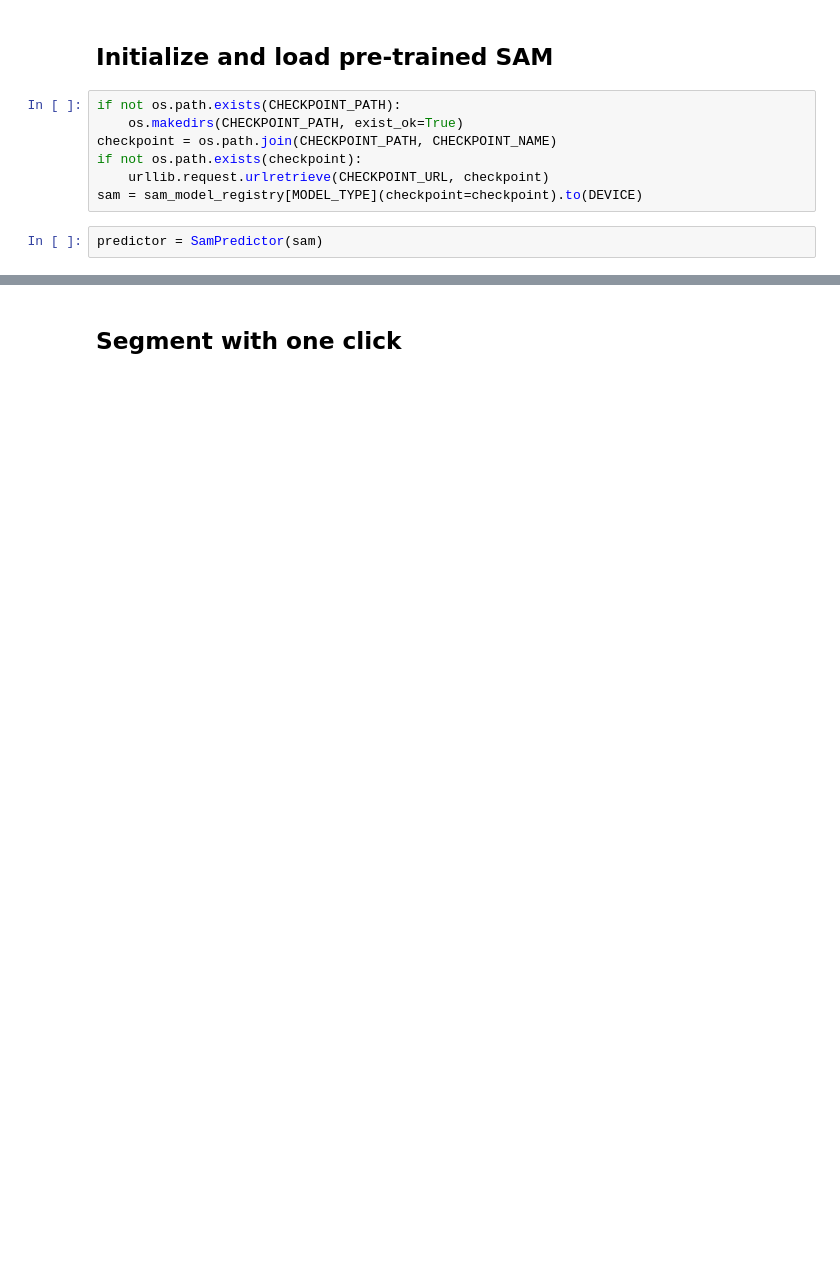
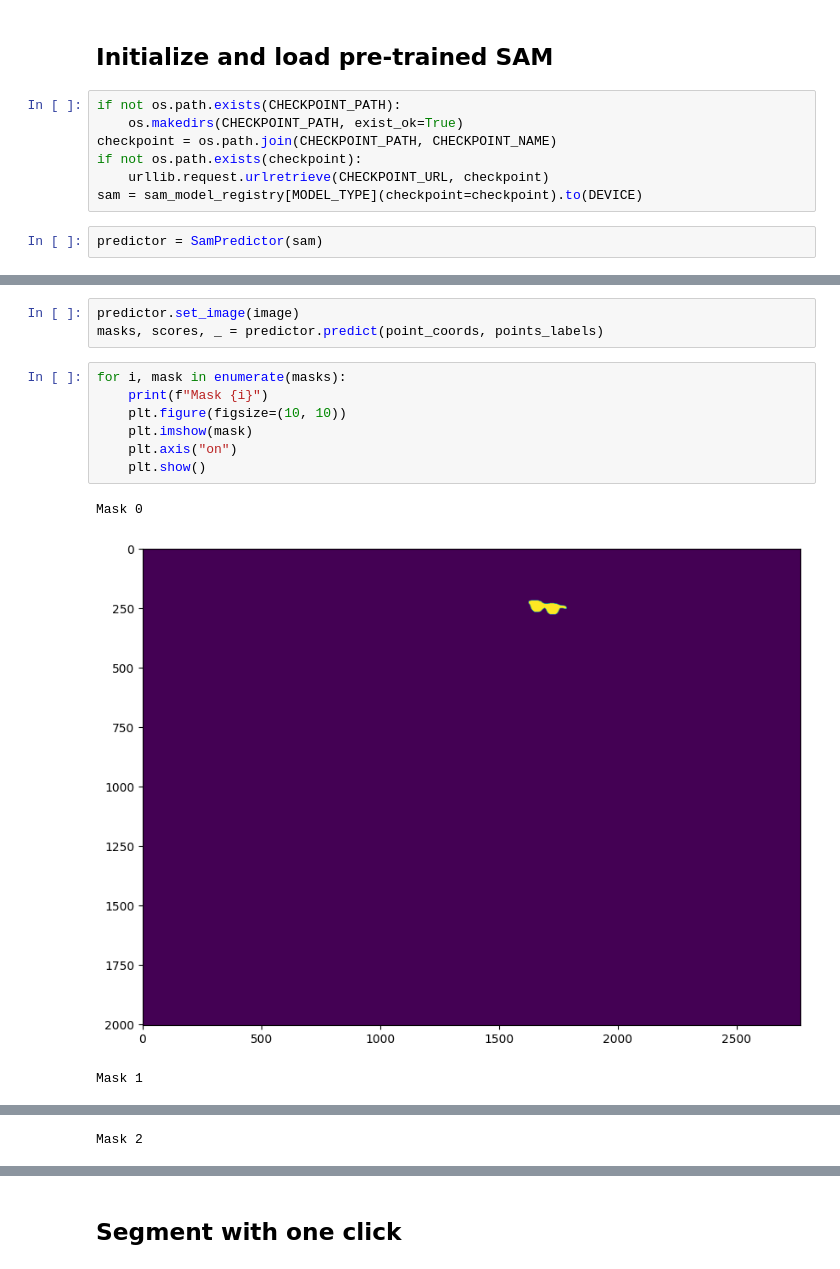
Before and after one commit to MrSyee/SAM-remove-background, a Jupyter notebook: jupyternotebook/sam_click.ipynb, the cells around one changed output, grey strips where cells are left out. Saved outputs shown, nothing was run; the diff lists cells and outputs as text; blank space fills up the shorter version.

```diff
--- a/jupyternotebook/sam_click.ipynb
+++ b/jupyternotebook/sam_click.ipynb
@@ -64,0 +112,14 @@ predictor = SamPredictor(sam)
+# %%
+predictor.set_image(image)
+masks, scores, _ = predictor.predict(point_coords, points_labels)
+# %%
+for i, mask in enumerate(masks):
+    print(f"Mask {i}")
+    plt.figure(figsize=(10, 10))
+    plt.imshow(mask)
+    plt.axis("on")
+    plt.show()
+# %% [output]
+Mask 0
+[figure, added]
+Mask 1
@@ -64,0 +127 @@ predictor = SamPredictor(sam)
+Mask 2
```
Also changed, not shown: parts of 14 cells of this notebook, 1 other file.
